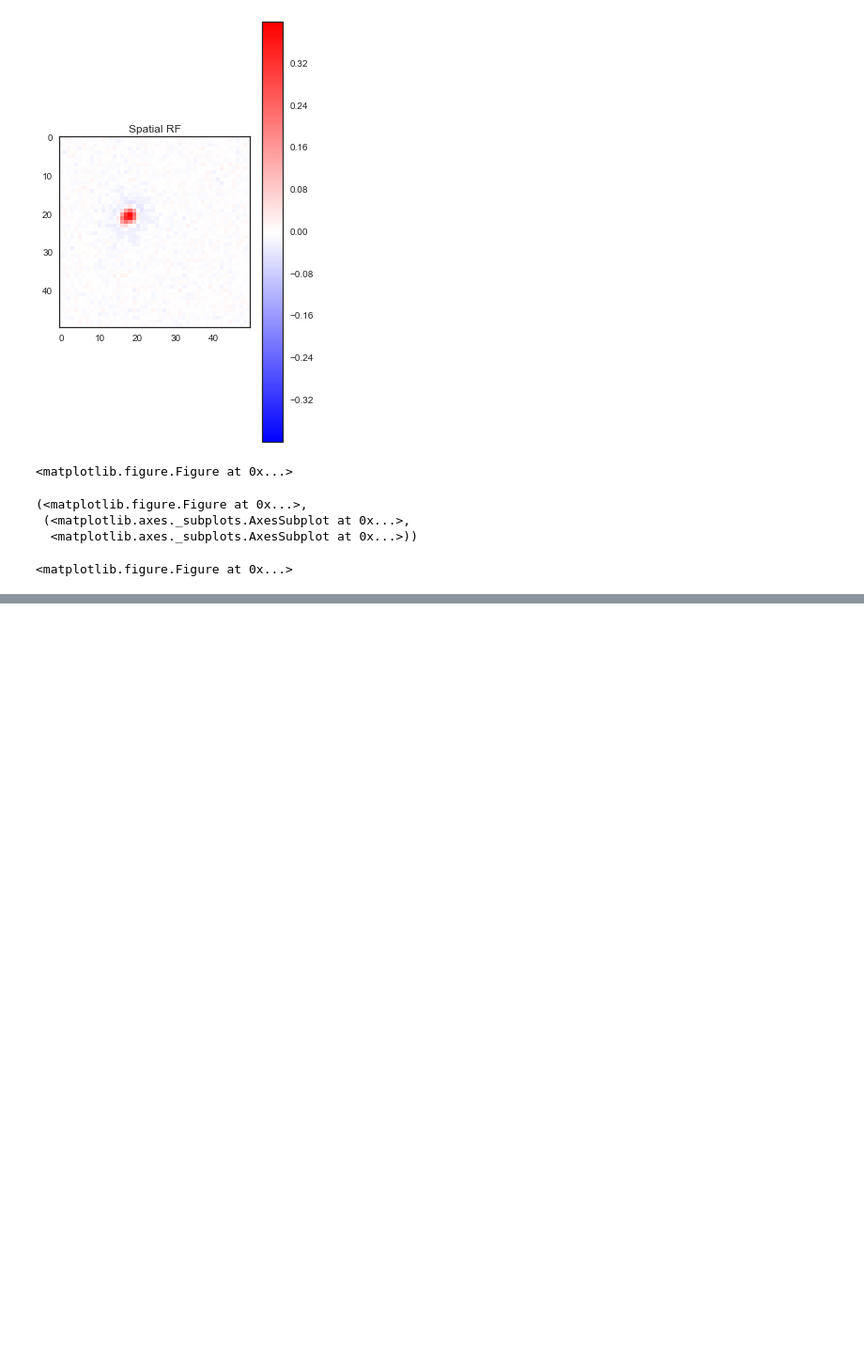
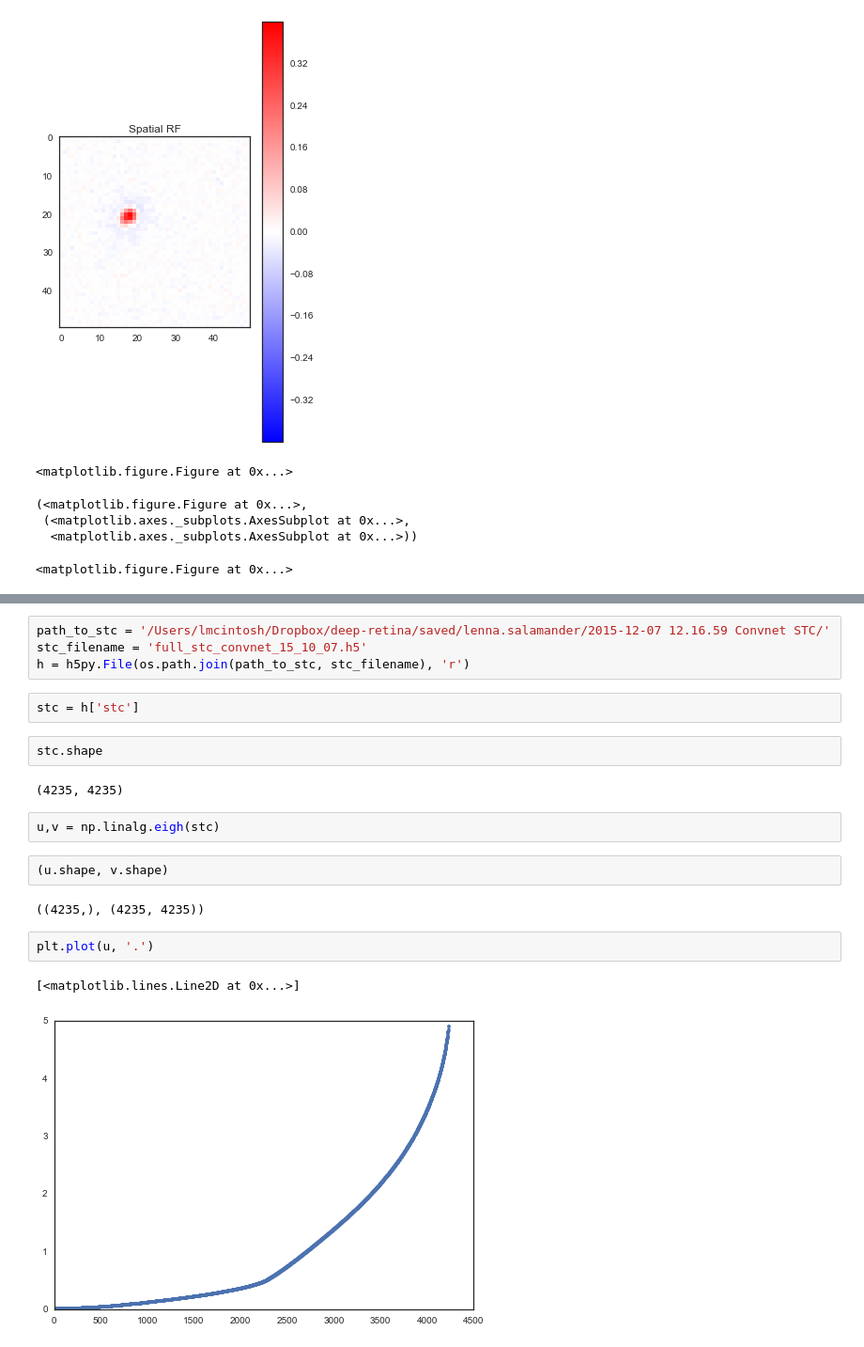
Before and after one commit to baccuslab/deep-retina, a Jupyter notebook: notebooks/STC Analysis-12-4.ipynb, the cells around one changed output, grey strips where cells are left out. Shown at 94% size. Drawn from its saved outputs; the diff is of its cells as text; blank space fills up the shorter version.

```diff
--- a/notebooks/STC Analysis-12-4.ipynb
+++ b/notebooks/STC Analysis-12-4.ipynb
@@ -204,0 +248,21 @@ pyviz.plotsta(tax, sta)
+# %%
+path_to_stc = '/Users/lmcintosh/Dropbox/deep-retina/saved/lenna.salamander/2015-12-07 12.16.59 Convnet STC/'
+stc_filename = 'full_stc_convnet_15_10_07.h5'
+h = h5py.File(os.path.join(path_to_stc, stc_filename), 'r')
+# %%
+stc = h['stc']
+# %%
+stc.shape
+# %% [output]
+(4235, 4235)
+# %%
+u,v = np.linalg.eigh(stc)
+# %%
+(u.shape, v.shape)
+# %% [output]
+((4235,), (4235, 4235))
+# %%
+plt.plot(u, '.')
+# %% [output]
+[<matplotlib.lines.Line2D at 0x...>]
+[figure, added]
```
Also changed, not shown: parts of 21 cells of this notebook, 2 other files.
